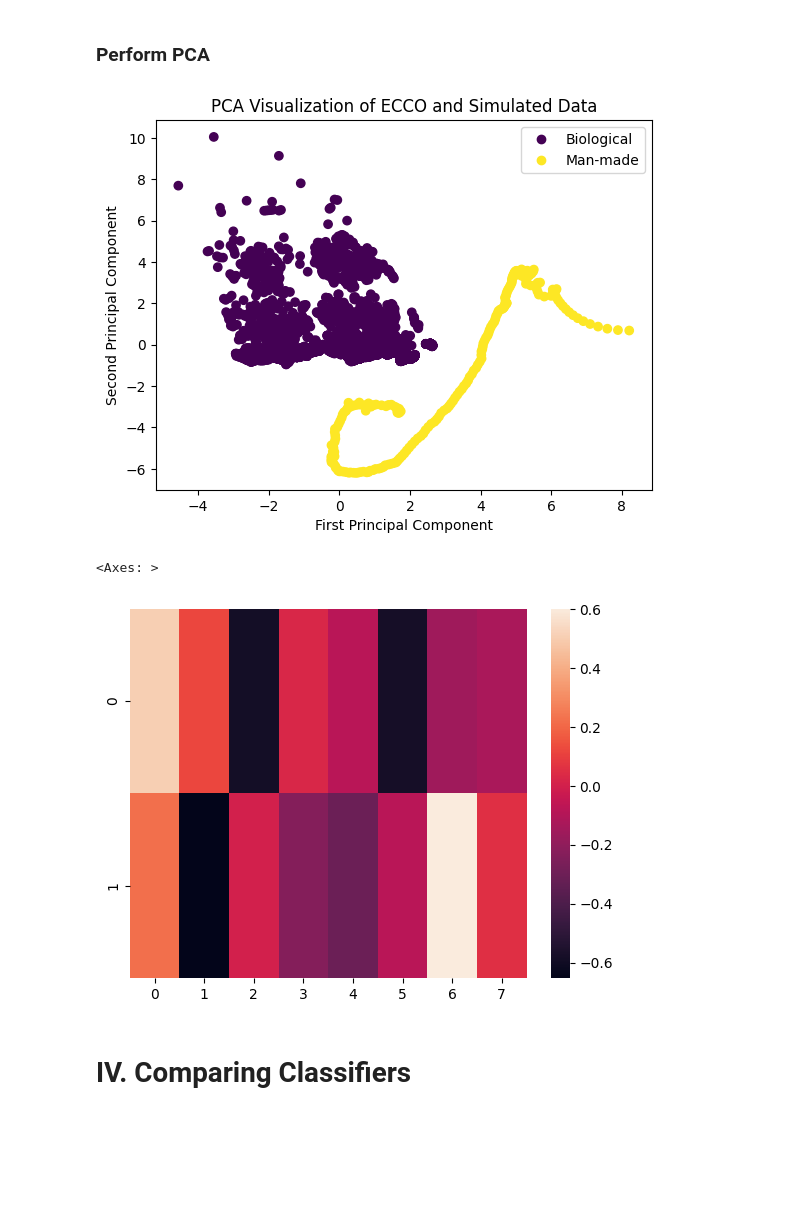
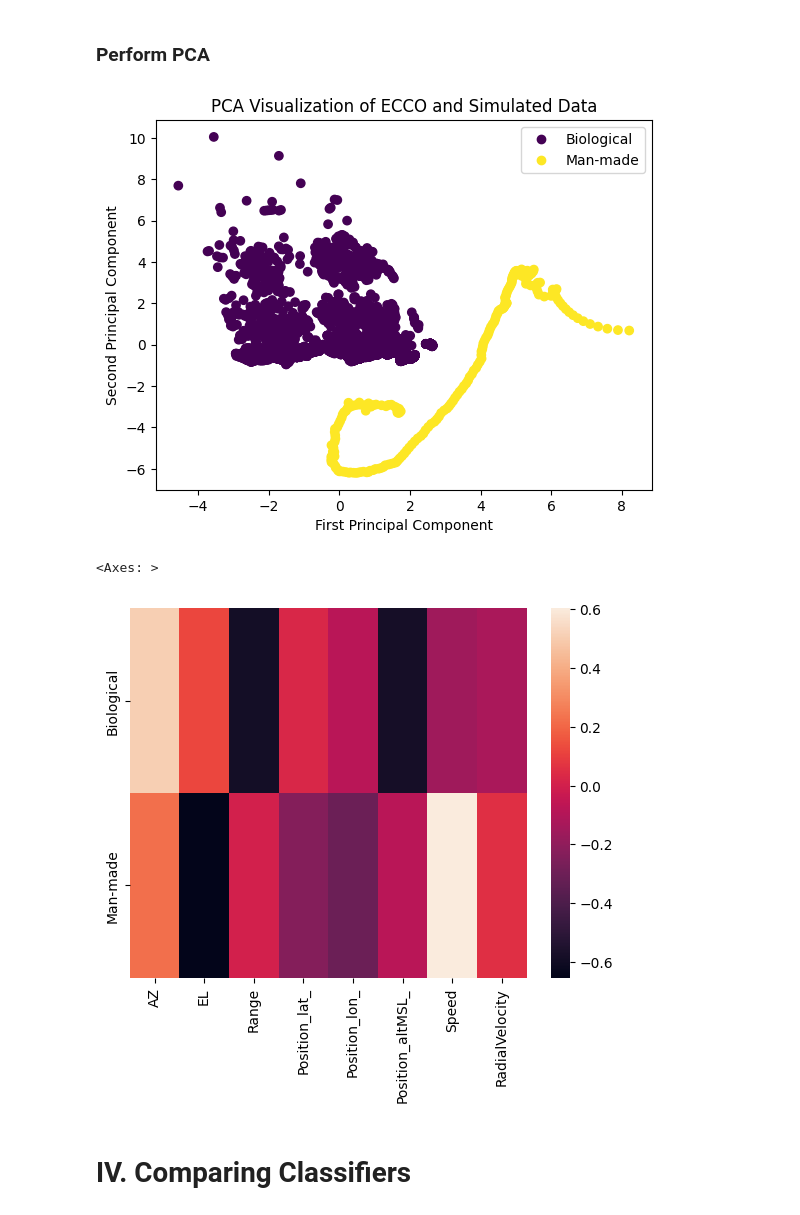
Before and after one commit to tuckerdickson/RADAR-Declutter, a Jupyter notebook: preprocessing.ipynb, the cells around one changed output. Drawn from its saved outputs; the diff is of its cells as text; code cells hidden in the pictures; blank space fills up the shorter version.

```diff
--- a/preprocessing.ipynb
+++ b/preprocessing.ipynb
@@ -63,6 +64,14 @@ ECCO_SIMU_MAP = {
     'Speed': 'Speed',
     'Radial Velocity': 'RadialVelocity'
 }
+
+# mapping numerical label to string label
+BIO_IDX = 0
+MM_INDEX = 1
+LABEL_MAP = {
+    BIO_IDX: 'Biological',
+    MM_INDEX: 'Man-made'
+}
 # %% [markdown]
 ### Helper Functions
 # %%
@@ -219,8 +233,8 @@ are the ecco and simu column names equal? True
 ### Combine ECCO and Simulated into Dataset X and Labels y
 # %%
 # add labels to ecco and simu
-df_ecco['Label'] = 0
-df_simu['Label'] = 1
+df_ecco['Label'] = BIO_IDX
+df_simu['Label'] = MM_INDEX
 
 # combine ecco and simu into one dataset
 X = pd.concat([df_ecco, df_simu])
@@ -252,23 +266,23 @@ scaled_X = pd.DataFrame(scaler.transform(X[X_cols]))
 # %%
 # perform PCA on the scaled data
 pca = PCA(n_components=2)
 pca.fit(scaled_X)
 X_pca = pca.transform(scaled_X)
 
 # plot the first PC vs the second PC
 plot = plt.scatter(X_pca[:, 0], X_pca[:, 1], c=y)
 plt.xlabel('First Principal Component')
 plt.ylabel('Second Principal Component')
 plt.title('PCA Visualization of ECCO and Simulated Data')
-plt.legend(handles=plot.legend_elements()[0], labels=['Biological', 'Man-made'])
+plt.legend(handles=plot.legend_elements()[0], labels=[LABEL_MAP[0], LABEL_MAP[1]])
 plt.show()
 
-components = pd.DataFrame(pca.components_, columns=scaled_X.columns)
-sns.heatmap(components)
+components = pd.DataFrame(pca.components_, columns=X_cols)
+sns.heatmap(components, yticklabels=[LABEL_MAP[0], LABEL_MAP[1]])
 # %% [output]
 [figure]
 <Axes: >
-[figure, old version]
+[figure, new version]
 # %% [markdown]
 # IV. Comparing Classifiers
 # %% [markdown]
```
Also changed, not shown: parts of 10 cells of this notebook, 1 other file.
